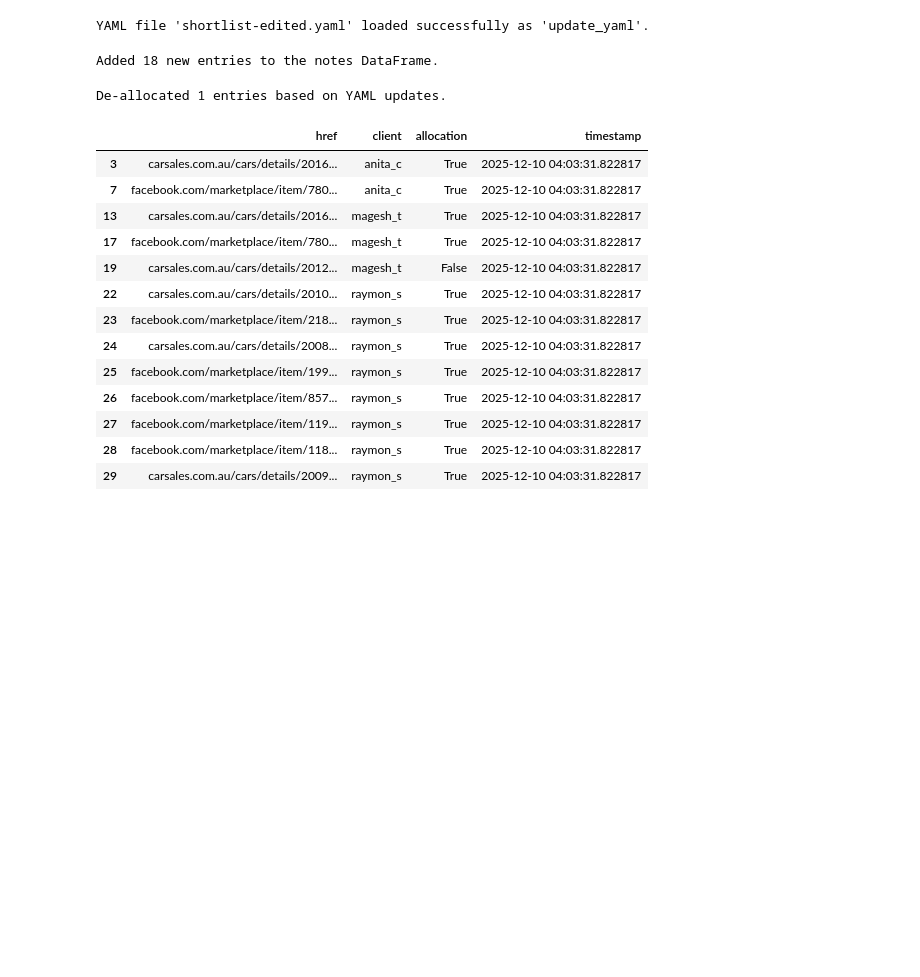
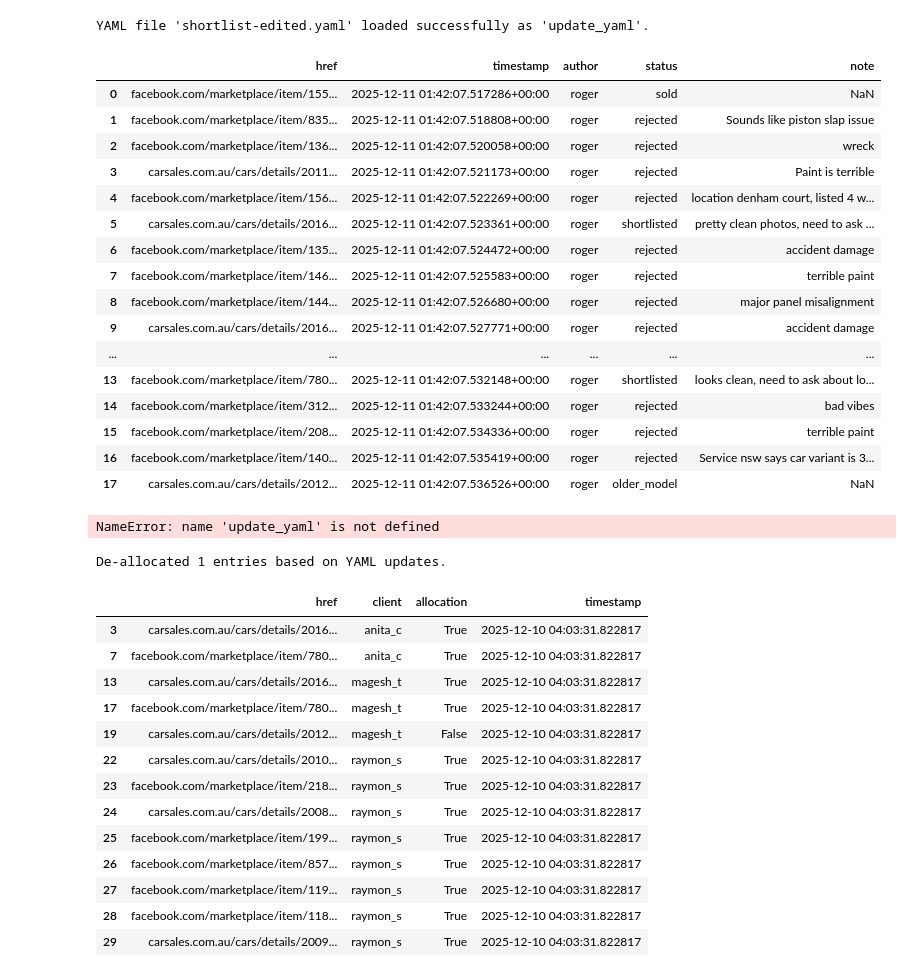
Before and after one commit to imrogerjiang/market_analysis_v2, a Jupyter notebook: Market Analysis V2.ipynb, the cells around one changed output. Cells and saved outputs as stored; diff of their text form; code cells hidden in the pictures; blank space fills up the shorter version.

```diff
--- a/Market Analysis V2.ipynb
+++ b/Market Analysis V2.ipynb
@@ -1426,12 +1549,36 @@ with open('/content/shortlist-edited.yaml', 'r') as file:
 print("YAML file 'shortlist-edited.yaml' loaded successfully as 'update_yaml'.")
 # %% [output]
 YAML file 'shortlist-edited.yaml' loaded successfully as 'update_yaml'.
+# %%
+notes
+# %% [output]
+|  | href | timestamp | author | status | note |
+| 0 | facebook.com/marketplace/item/155... | 2025-12-11 01:42:07.517286+00:00 | roger | sold | NaN |
+| 1 | facebook.com/marketplace/item/835... | 2025-12-11 01:42:07.518808+00:00 | roger | rejected | Sounds like piston slap issue |
+| 2 | facebook.com/marketplace/item/136... | 2025-12-11 01:42:07.520058+00:00 | roger | rejected | wreck |
+| 3 | carsales.com.au/cars/details/2011... | 2025-12-11 01:42:07.521173+00:00 | roger | rejected | Paint is terrible |
+| 4 | facebook.com/marketplace/item/156... | 2025-12-11 01:42:07.522269+00:00 | roger | rejected | location denham court, listed 4 w... |
+| 5 | carsales.com.au/cars/details/2016... | 2025-12-11 01:42:07.523361+00:00 | roger | shortlisted | pretty clean photos, need to ask ... |
+| 6 | facebook.com/marketplace/item/135... | 2025-12-11 01:42:07.524472+00:00 | roger | rejected | accident damage |
+| 7 | facebook.com/marketplace/item/146... | 2025-12-11 01:42:07.525583+00:00 | roger | rejected | terrible paint |
+| 8 | facebook.com/marketplace/item/144... | 2025-12-11 01:42:07.526680+00:00 | roger | rejected | major panel misalignment |
+| 9 | carsales.com.au/cars/details/2016... | 2025-12-11 01:42:07.527771+00:00 | roger | rejected | accident damage |
+| ... | ... | ... | ... | ... | ... |
+| 13 | facebook.com/marketplace/item/780... | 2025-12-11 01:42:07.532148+00:00 | roger | shortlisted | looks clean, need to ask about lo... |
+| 14 | facebook.com/marketplace/item/312... | 2025-12-11 01:42:07.533244+00:00 | roger | rejected | bad vibes |
+| 15 | facebook.com/marketplace/item/208... | 2025-12-11 01:42:07.534336+00:00 | roger | rejected | terrible paint |
+| 16 | facebook.com/marketplace/item/140... | 2025-12-11 01:42:07.535419+00:00 | roger | rejected | Service nsw says car variant is 3... |
+| 17 | carsales.com.au/cars/details/2012... | 2025-12-11 01:42:07.536526+00:00 | roger | older_model | NaN |
 # %%
 author = "roger"
-new_notes = update_notes(notes, update_yaml, author)
-new_notes
+# Initialize new_notes from the global notes dataframe if it's the first update
+if 'new_notes' not in locals() or new_notes is None:
+    new_notes = notes.copy()
+
+new_notes = update_notes(new_notes, update_yaml, author)
+notes = new_notes # Reassign the updated DataFrame back to the global 'notes' variable
 # %% [output]
-Added 18 new entries to the notes DataFrame.
+NameError: name 'update_yaml' is not defined
 # %%
 new_listings = update_seller(listings, update_yaml)
 new_listings
```
Also changed, not shown: parts of 14 cells of this notebook.
